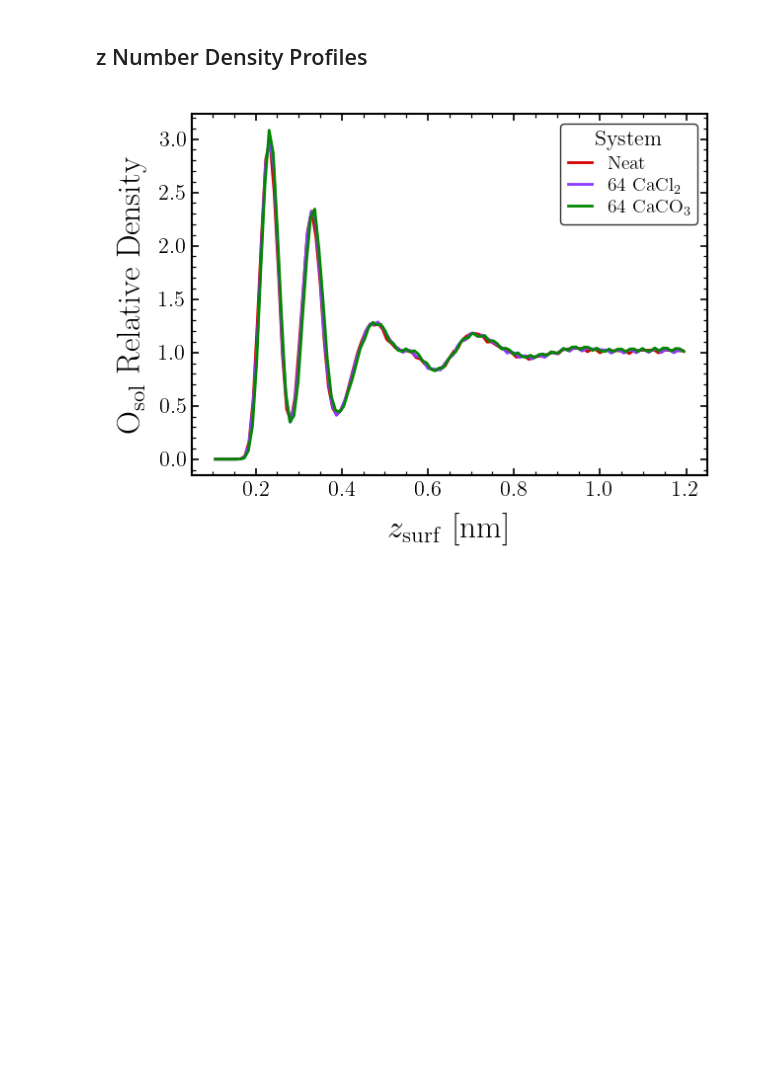
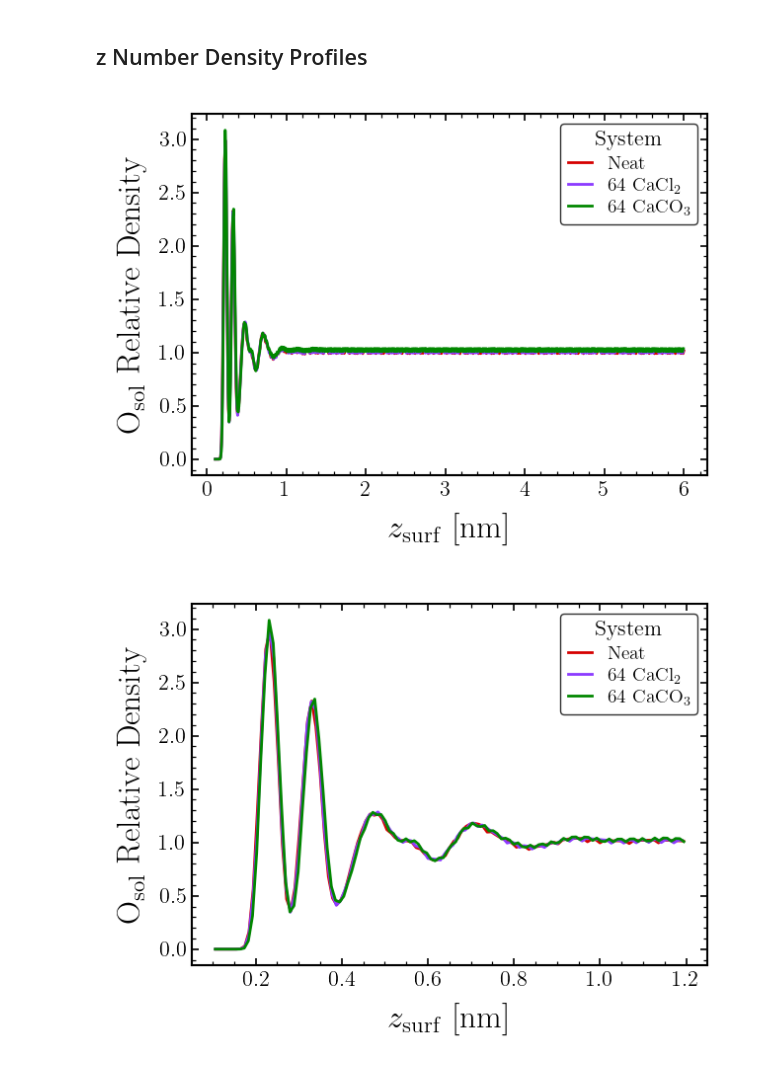
Before and after one commit to CarvFS/Analysis-Polyelectrolyte-Surface-Adsorption, a Jupyter notebook: analysis/4-no-PE/notebooks/axial_density.ipynb, the cells around one changed output. Cells and saved outputs as stored; diff of their text form; code cells hidden in the pictures; blank space fills up the shorter version.

```diff
--- a/analysis/4-no-PE/notebooks/axial_density.ipynb
+++ b/analysis/4-no-PE/notebooks/axial_density.ipynb
@@ -288,4 +288,36 @@ Simulation: md - 64 CaCO$_3$
 [figure]
 # %% [markdown]
 ## z Number Density Profiles
+# %%
+cmap = cc.glasbey
+figname = "osol_density_z"
+window = 4
+fig, ax = plt.subplots()
+ax.set_xlabel(r"$z_{\mathrm{surf}}$ [nm]")
+ax.set_ylabel(r"O$_{\mathrm{sol}}$ Relative Density")
+
+data = {}
+for i, sim in enumerate(sims):
+    x = (sim.z_numden_osol["position"] - sim.z_surface_pos) / 10.0
+    y = sim.z_numden_osol["number_density"] / np.average(
+        sim.z_numden_osol["number_density"][-10:]
+    )
+    # moving average
+    y = np.convolve(y, np.ones(window), "same") / window
+    # remove data outside the range
+    idx_drop = np.where((x < zmin) | (x > 6.0))
+    x = np.delete(x, idx_drop)
+    y = np.delete(y, idx_drop)
+    # save data
+    data[f"line_{i}_x"] = x
+    data[f"line_{i}_y"] = y
+
+    ax.plot(x, y, label=sim.label, color=cmap[sims.index(sim)])
+
+ax.legend(title="System")
+
+save_fig(data, fig, figname, dir_dat, dir_fig, fig_ext, fig_args)
+plt.show()
+# %% [output]
+[figure, added]
 # %%
```
Also changed, not shown: parts of 5 cells of this notebook, 2 other files.
